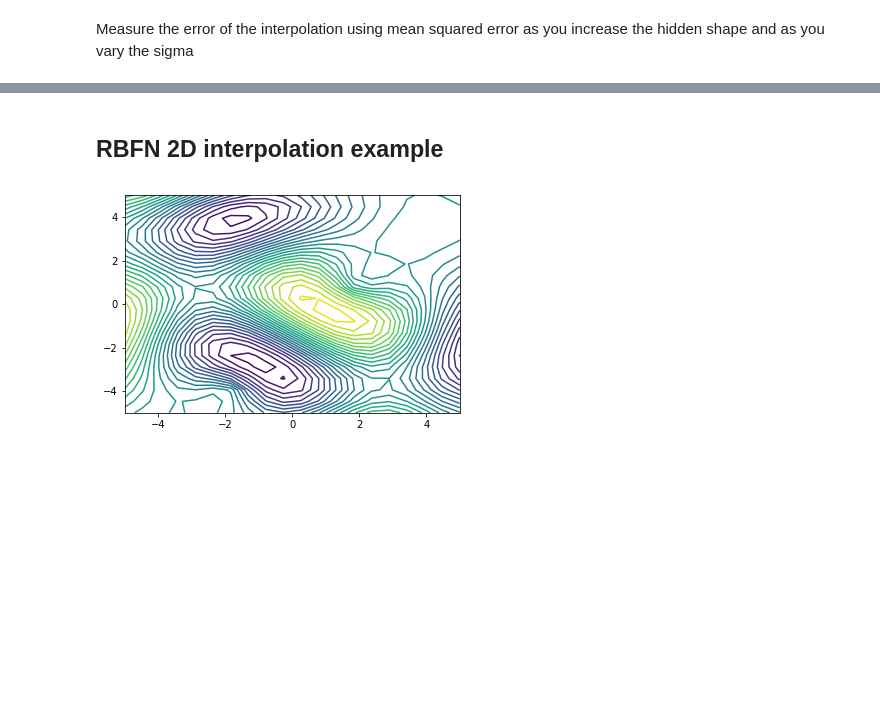
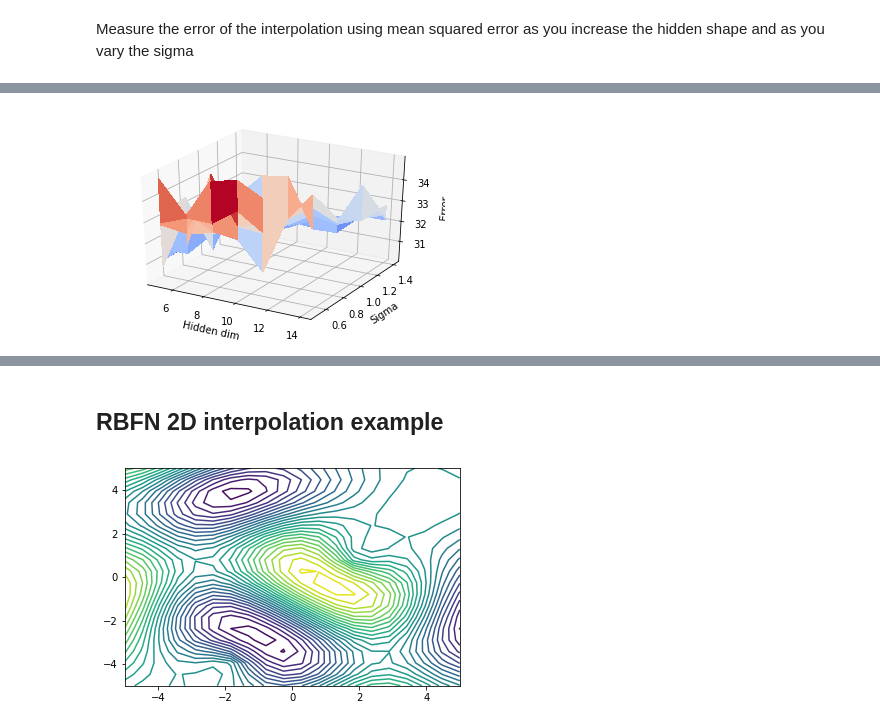
Before and after one commit to Genises/H-BRS_NeuralNetworks, a Jupyter notebook: RBFN-homework.ipynb, the cells around one changed output, grey strips where cells are left out. Saved outputs shown, nothing was run; the diff lists cells and outputs as text; code cells hidden in the pictures; blank space fills up the shorter version.

```diff
--- a/RBFN-homework.ipynb
+++ b/RBFN-homework.ipynb
@@ -120,12 +120,2 @@ plt.show()
 # %% [markdown]
 Measure the error of the interpolation using mean squared error as you increase the hidden shape and as you vary the sigma
-# %%
-x = np.linspace(0, 10, 100)
-y = np.sin(x)
-for hidden_dim in range(5,15,1):
-    for sig in np.linspace(0.5,1.5,11):
-        model = RBFN(hidden_dimension=hidden_dim, sigma=sig)
-        model.fit(x, y)
-        y_pred = model.predict(x)
-        error = ((x - y_pred) ** 2).mean(axis=None)
-        print("error for hidden_dimension=%s and sigma=%s: %s" % (hidden_dim, round(sig,1), error))
@@ -149,0 +122,80 @@ error for hidden_dimension=14 and sigma=1.5: 32.476885187687934
+# %%
+from mpl_toolkits.mplot3d import Axes3D
+from matplotlib import cm
+
+def tabulate(x, y, f):
+    """Return a table of f(x, y)."""
+    return np.vectorize(f)(*np.meshgrid(x, y, sparse=True))
+
+def calc_error(hidden_dim, sig):
+    #print(hidden_dim, sig)
+    model = RBFN(hidden_dimension=hidden_dim, sigma=sig)
+    model.fit(x, y)
+    y_pred = model.predict(x)
+    error = ((x - y_pred) ** 2).mean(axis=None)
+    return error
+
+
+
+X = np.arange(5, 15, 1)
+Y = np.arange(0.5, 1.5, 0.1)
+#X, Y = np.meshgrid(X, Y)
+
+Z = tabulate(X, Y, calc_error)
+
+fig = plt.figure()
+ax = fig.add_subplot(111, projection='3d')
+#ax.plot_surface(hidden_dim, sig, error)
+# print(X.shape)
+# print(X)
+# print(Y.shape)
+# print(Y)
+# print(Z.shape)
+# print(Z)
+ax.set_xlabel('Hidden dim')
+ax.set_ylabel('Sigma')
+ax.set_zlabel('Error')
+ax.plot_surface(X, Y, Z,cmap=cm.coolwarm,
+                       linewidth=0, antialiased=False)
+
+fig = plt.figure()
+x_data = []
+y_data = []
+
+for hid_dim in range(5,15,1):
+    model = RBFN(hidden_dimension=hid_dim, sigma=1.0)
+    model.fit(x, y)
+    y_pred = model.predict(x)
+    error = ((x - y_pred) ** 2).mean(axis=None)
+    x_data.append(hid_dim)
+    y_data.append(error)
+
+plt.plot(x_data, y_data)
+plt.xlabel("Hidden dim")
+plt.ylabel("Error")
+plt.show()
+
+
+
+x_data = []
+y_data = []
+
+for sig in range(5,15, 1):
+    sig = float(sig)
+    sig = sig / 10
+    model = RBFN(hidden_dimension=10, sigma=sig)
+    model.fit(x, y)
+    y_pred = model.predict(x)
+    error = ((x - y_pred) ** 2).mean(axis=None)
+    x_data.append(sig)
+    y_data.append(error)
+
+plt.plot(x_data, y_data)
+plt.xlabel("Sig")
+plt.ylabel("Error")
+plt.show()
+
+
+        #print("error for hidden_dimension=%s and sigma=%s: %s" % (hidden_dim, round(sig,1), error))
+# %% [output]
+[figure, added]
```
Also changed, not shown: parts of 5 cells of this notebook.
